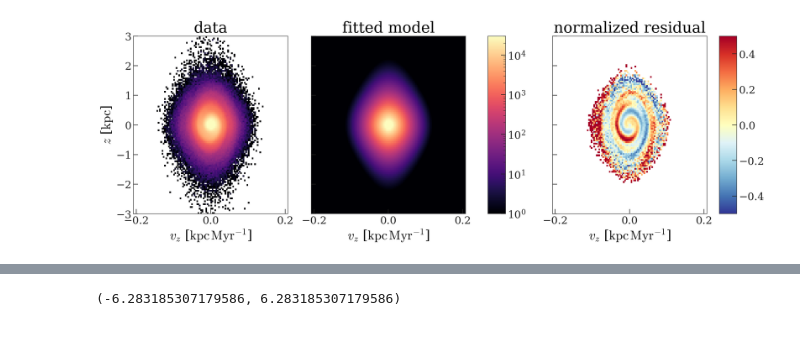
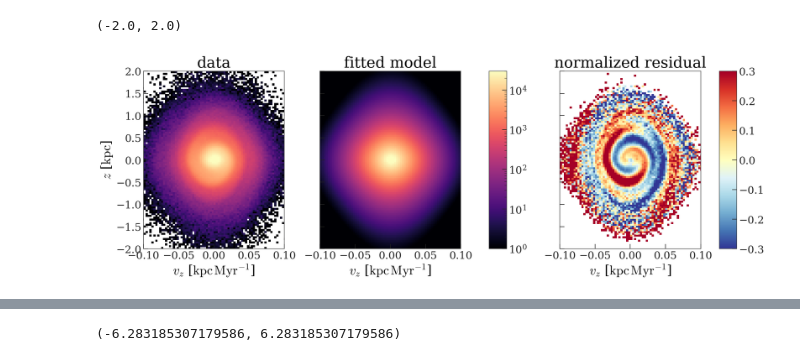
Before and after one commit to adrn/SnailTime, a Jupyter notebook: notebooks/Matched-filter.ipynb, the cells around one changed output, grey strips where cells are left out. Drawn from its saved outputs; the diff is of its cells as text; code cells hidden in the pictures.

Commit message:
visualization stuff

```diff
--- a/notebooks/Matched-filter.ipynb
+++ b/notebooks/Matched-filter.ipynb
@@ -69,3 +66,7 @@ data_H = get_data_im(test_data['z'], test_data['vz'], im_bins)
+# %%
+im_bins = {'z': np.linspace(-3, 3, 151)}
+im_bins['vz'] = im_bins['z'] * model0.state['Omega']
+data_H = get_data_im(test_data['z'], test_data['vz'], im_bins)
 # %%
 bounds_l = {
     'vz0': -0.1,
@@ -154,36 +155,40 @@ vlim = dict(norm=mpl.colors.LogNorm(vmax=3e4), shading='auto')
 fig, axes = plt.subplots(
     1, 3, figsize=(16, 5.4), sharex=True, sharey=True,
     constrained_layout=True
 )
 
 cs = axes[0].pcolormesh(data_H['vz'], data_H['z'], data_H['H'], **vlim)
 
 model_H = np.exp(model.ln_density(z=data_H['z'], vz=data_H['vz']))
 
 cs = axes[1].pcolormesh(data_H['vz'], data_H['z'], model_H, **vlim)
 fig.colorbar(cs, ax=axes[:2], aspect=30)
 
 resid = np.array((data_H['H'] - model_H) / model_H)
 resid[data_H['H'] < 5] = np.nan
-# resid = convolve(resid, Gaussian2DKernel(0.65))
+# resid = convolve(resid, Gaussian2DKernel(0.75))
 cs = axes[2].pcolormesh(
     data_H['vz'], data_H['z'],
     resid,
-    vmin=-0.5, vmax=0.5,
+    vmin=-0.3, vmax=0.3,
     cmap='RdYlBu_r',
     shading='auto'
 )
 fig.colorbar(cs, ax=axes[2], aspect=30)
 
 for ax in axes:
     ax.set_xlabel(f'$v_z$ [{u.kpc/u.Myr:latex_inline}]')
 axes[0].set_ylabel(f'$z$ [{u.kpc:latex_inline}]')
 
 axes[0].set_title('data')
 axes[1].set_title('fitted model')
 axes[2].set_title('normalized residual');
+
+axes[0].set_xlim(-0.1, 0.1)
+axes[0].set_ylim(-2, 2)
 # %% [output]
+(-2.0, 2.0)
-[figure, old version]
+[figure, new version]
 # %%
 rzz = 0.1
 th_ = np.linspace(0, 2*np.pi, 1024)
```
Also changed, not shown: parts of 17 cells of this notebook.
